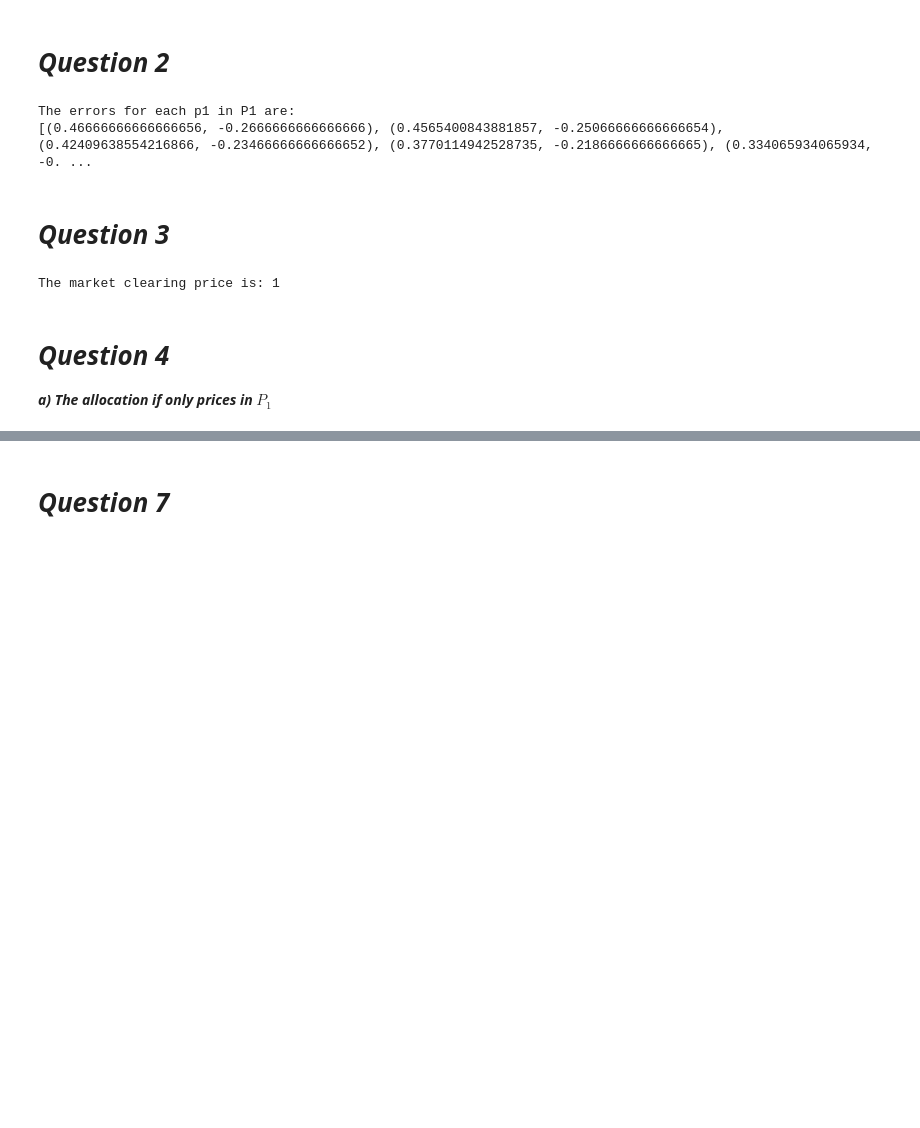
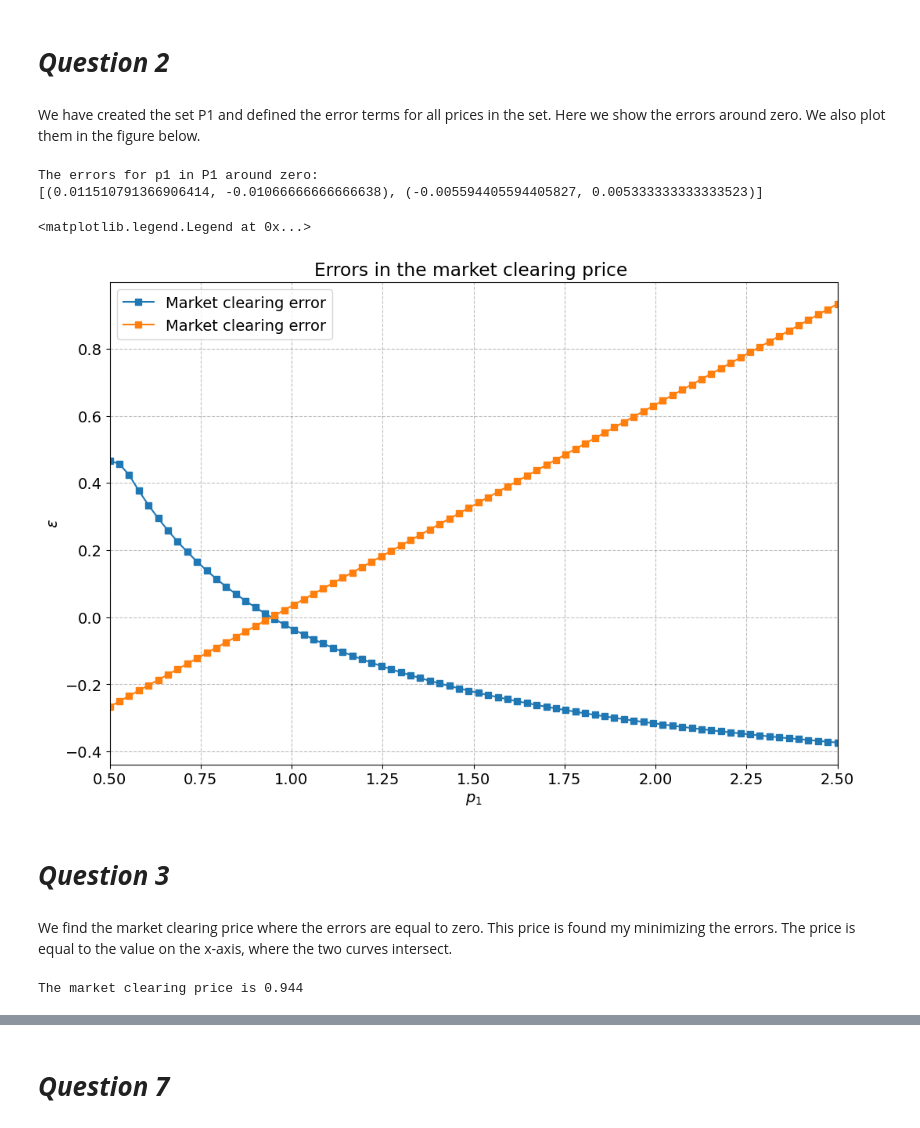
Before and after one commit to NumEconCopenhagen/projects-2024-agnete-og-andrea, a Jupyter notebook: inauguralproject/InauguralProject2024.ipynb, the cells around one changed output, grey strips where cells are left out. Saved outputs shown, nothing was run; the diff lists cells and outputs as text; code cells hidden in the pictures; blank space fills up the shorter version.

```diff
--- a/inauguralproject/InauguralProject2024.ipynb
+++ b/inauguralproject/InauguralProject2024.ipynb
@@ -65,20 +30,36 @@ ax_A.legend(frameon=True,loc='upper right',bbox_to_anchor=(1.6,1.0));
 # %% [markdown]
 # ***Question 2***
+# %% [markdown]
+We have created the set P1 and defined the error terms for all prices in the set.
+Here we show the errors around zero. We also plot them in the figure below.
 # %%
-p1_range = model.P1set()  # Assuming P1set() returns the desired range of p1 values
+p1_range = model.P1set()
 errors = model.Q2errors(p1_range)
-print("The errors for each p1 in P1 are:")
-print(errors)
+print("The errors for p1 in P1 around zero:")
+print(errors[16:18])
 # %% [output]
-The errors for each p1 in P1 are:
-[(0.46666666666666656, -0.2666666666666666), (0.4565400843881857, -0.25066666666666654), (0.42409638554216866, -0.23466666666666652), (0.3770114942528735, -0.2186666666666665), (0.334065934065934, -0. ...
+The errors for p1 in P1 around zero:
+[(0.011510791366906414, -0.01066666666666638), (-0.005594405594405827, 0.005333333333333523)]
+# %%
+fig = plt.figure(figsize=(12,8))
+
+ax = fig.add_subplot(1,1,1)
+ax.set_title('Errors in the market clearing price ')
+ax.plot(p1_range,errors,'-s',label='Market clearing error')
+
+ax.set_xlabel('$p_1$')
+ax.set_ylabel('$\epsilon$')
+ax.set_xlim([0.5, 2.5])
+ax.legend(frameon=True)
+# %% [output]
+<matplotlib.legend.Legend at 0x...>
+[figure, added]
 # %% [markdown]
 # ***Question 3***
-# %%
-print("The market clearing price is:",model.market_clearing_price())
-# %% [output]
-The market clearing price is: 1
-# %% [markdown]
-# ***Question 4***
-
-***a) The allocation if only prices in $P_1$***
+# %% [markdown]
+We find the market clearing price where the errors are equal to zero. This price is found my minimizing the errors. The price is equal to the value on the x-axis, where the two curves intersect.
+# %%
+
+model.market_clearing_price()
+# %% [output]
+The market clearing price is 0.944
```
Also changed, not shown: parts of 43 cells of this notebook, 1 other file.
